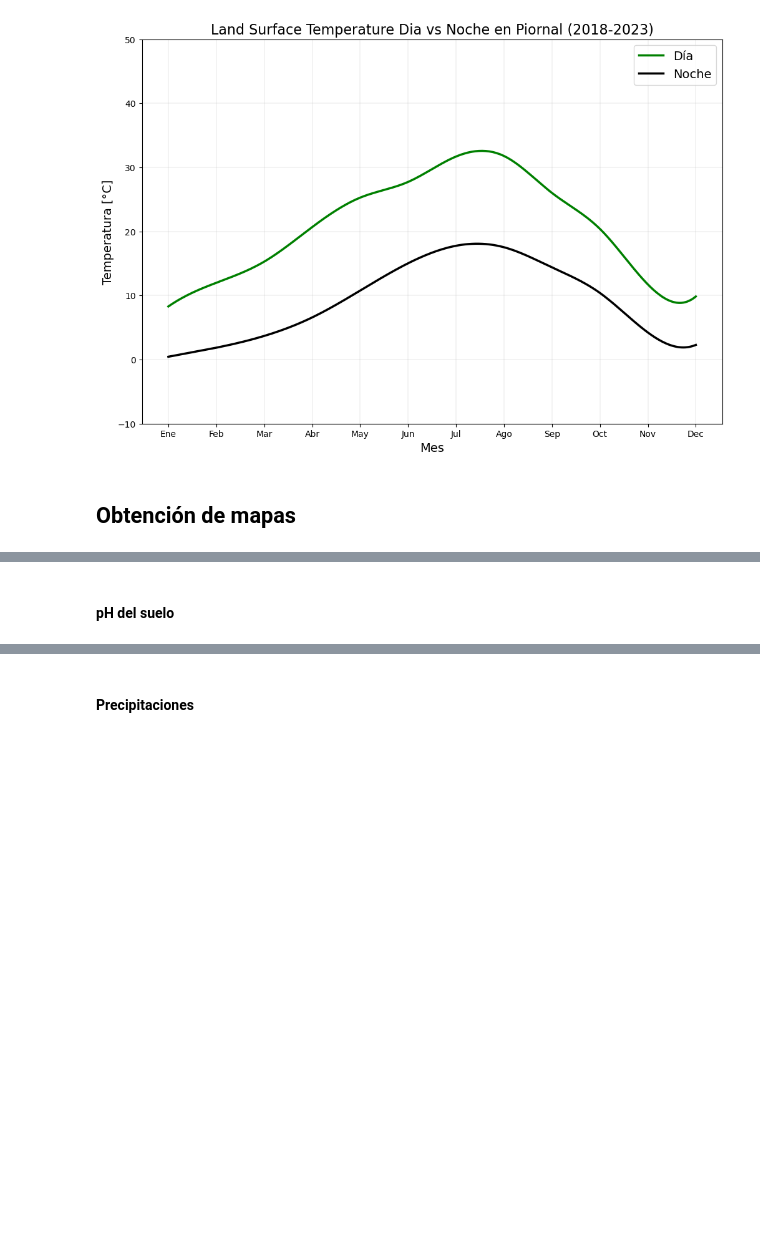
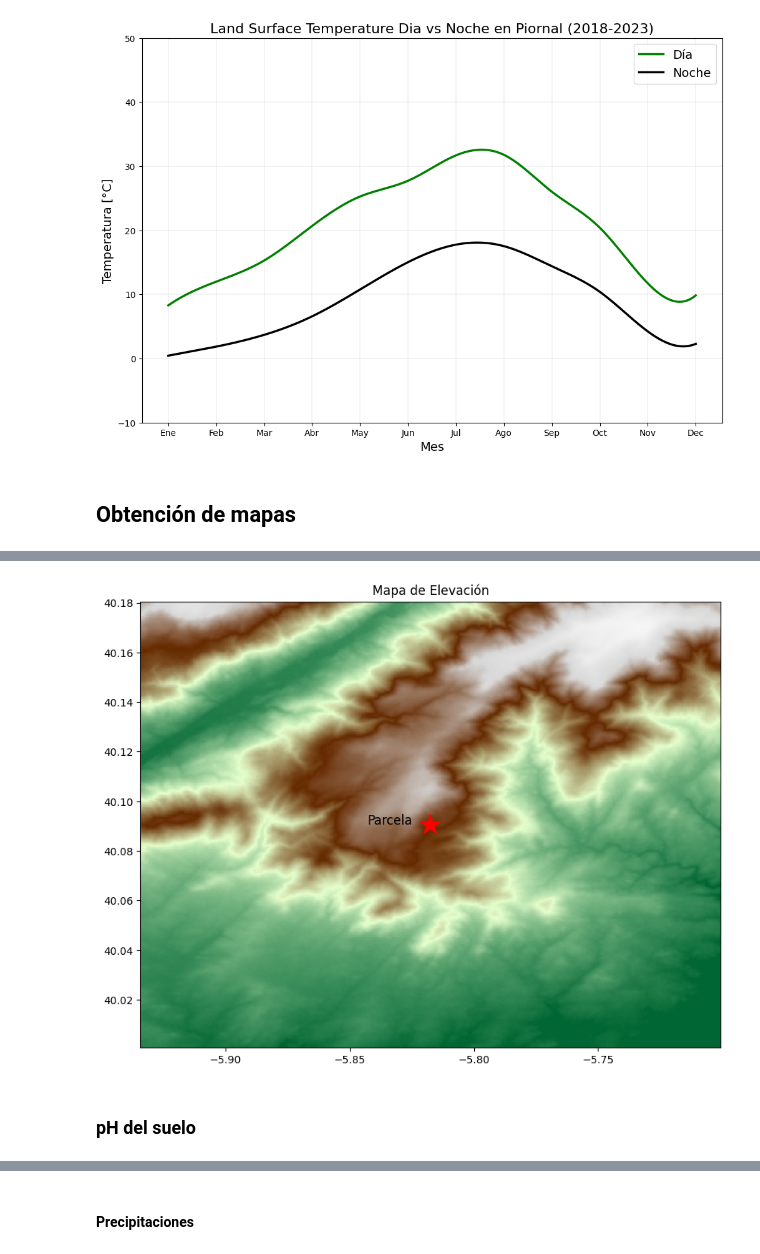
Before and after one commit to Deode22/Teledeteccion_Apuntes, a Jupyter notebook: GEE/Herramienta-GEE.ipynb, the cells around one changed output, grey strips where cells are left out. Saved outputs shown, nothing was run; the diff lists cells and outputs as text; code cells hidden in the pictures; blank space fills up the shorter version.

```diff
--- a/GEE/Herramienta-GEE.ipynb
+++ b/GEE/Herramienta-GEE.ipynb
@@ -598,2 +450,53 @@ m
+# %%
+import geemap
+import matplotlib.pyplot as plt
+import numpy as np
+from PIL import Image
+import urllib.request
+
+# Definir la colección de elevación
+elv = ee.Image('USGS/SRTMGL1_003')
+
+# Hacer que los píxeles con elevación por debajo del nivel del mar sean transparentes
+elv_img = elv.updateMask(elv.gt(0))
+
+# Definir las coordenadas del punto de interés y el radio de amortiguamiento (en metros)
+pior = ee.Geometry.Point(u_lon, u_lat).buffer(10000)
+
+# Obtener la URL de la imagen de elevación
+elv_url = elv_img.getThumbURL({
+    'min': 350, 'max': 1800, 'region': pior,
+    'dimensions': 512, 'palette': ['006633', 'E5FFCC', '662A00', 'D8D8D8', 'F5F5F5']
+})
+
+# Descargar la imagen de elevación y convertirla en un array de numpy
+with urllib.request.urlopen(elv_url) as url:
+    with Image.open(url) as img:
+        elv_img = np.array(img)
+
+# Crear la figura y el eje
+fig, ax = plt.subplots(figsize=(10, 10))
+
+# Mostrar la imagen de elevación
+ax.imshow(elv_img, extent=[pior.bounds().getInfo()['coordinates'][0][0][0],
+                           pior.bounds().getInfo()['coordinates'][0][2][0],
+                           pior.bounds().getInfo()['coordinates'][0][0][1],
+                           pior.bounds().getInfo()['coordinates'][0][2][1]])
+
+# Añadir el punto de interés
+ax.plot(u_lon, u_lat, '*', markersize=20, color = 'red')
+
+# Añadir la etiqueta de la parcela
+ax.text(u_lon-0.007, u_lat, 'Parcela', fontsize=12, ha='right')
+
+# Añadir título y etiquetas
+ax.set_title('Mapa de Elevación')
+ax.set_xlabel('')
+ax.set_ylabel('')
+
+# Mostrar la imagen
+plt.show()
+# %% [output]
+[figure, added]
 # %% [markdown]
-#### pH del suelo
+### pH del suelo
```
Also changed, not shown: parts of 14 cells of this notebook, 4 other files.
